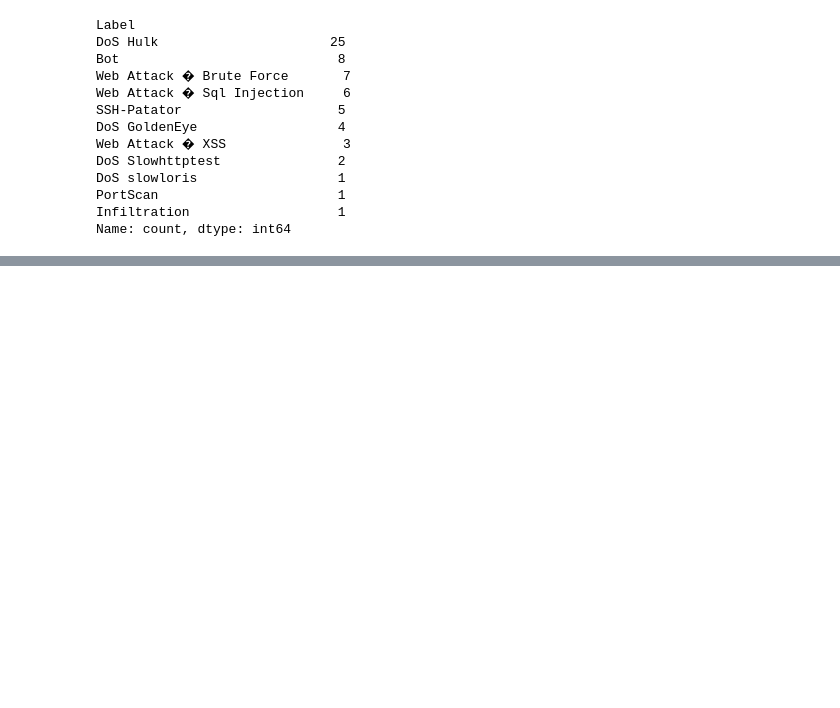
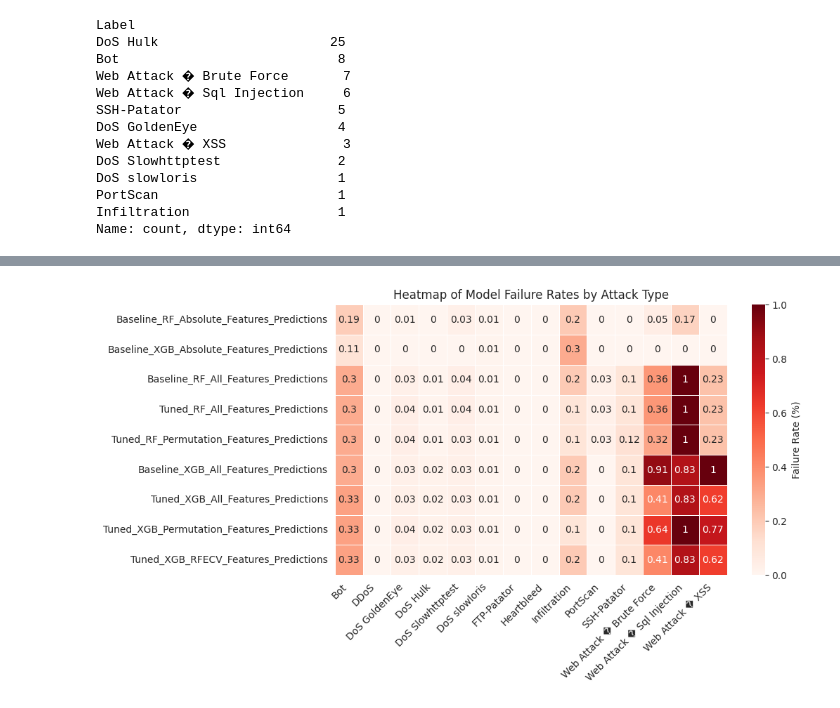
Before and after one commit to SarahHvidAndersenKnowit/DataScience_project, a Jupyter notebook: nbs/new_model.ipynb, the cells around one changed output, grey strips where cells are left out. Drawn from its saved outputs; the diff is of its cells as text; code cells hidden in the pictures; blank space fills up the shorter version.

```diff
--- a/nbs/new_model.ipynb
+++ b/nbs/new_model.ipynb
@@ -691,0 +698,19 @@ print(overall_label_proportions)
+# %%
+# get columns
+model_columns = [col for col in df.columns if col.startswith('Baseline_') or col.startswith('Tuned_')]
+
+# Create a binary DataFrame where 1 indicates a failure and 0 indicates a success
+attack_cases = df[df['Attack'] == 1]
+
+# For each model, mark failure (where prediction is 0) and success (where prediction is 1)
+failure_binary_df = attack_cases[model_columns].applymap(lambda x: 1 if x == 0 else 0)
+failure_binary_df['Label'] = attack_cases['Label']
+
+# Group by 'Label' and calculate the mean of each group for each model
+failure_rates = failure_binary_df.groupby('Label').mean()
+failure_rates = failure_rates.T
+
+# multiply by 100 to convert proportions to percentages
+#failure_rates *= 100
+failure_rates = failure_rates.round(2)
+failure_rates
@@ -691,0 +728,10 @@ print(overall_label_proportions)
+# %%
+# Create heatmap of proportion of failures
+plt.figure(figsize=(9, 5))
+ax = sns.heatmap(failure_rates, annot=True, cmap='Reds', linewidths=.5, cbar_kws={'label': 'Failure Rate (%)'})
+ax.set_title('Heatmap of Model Failure Rates by Attack Type')
+plt.xticks(rotation=45, ha="right")
+plt.xlabel('')
+plt.show()
+# %% [output]
+[figure, added]
```
Also changed, not shown: parts of 23 cells of this notebook, 4 other files.
